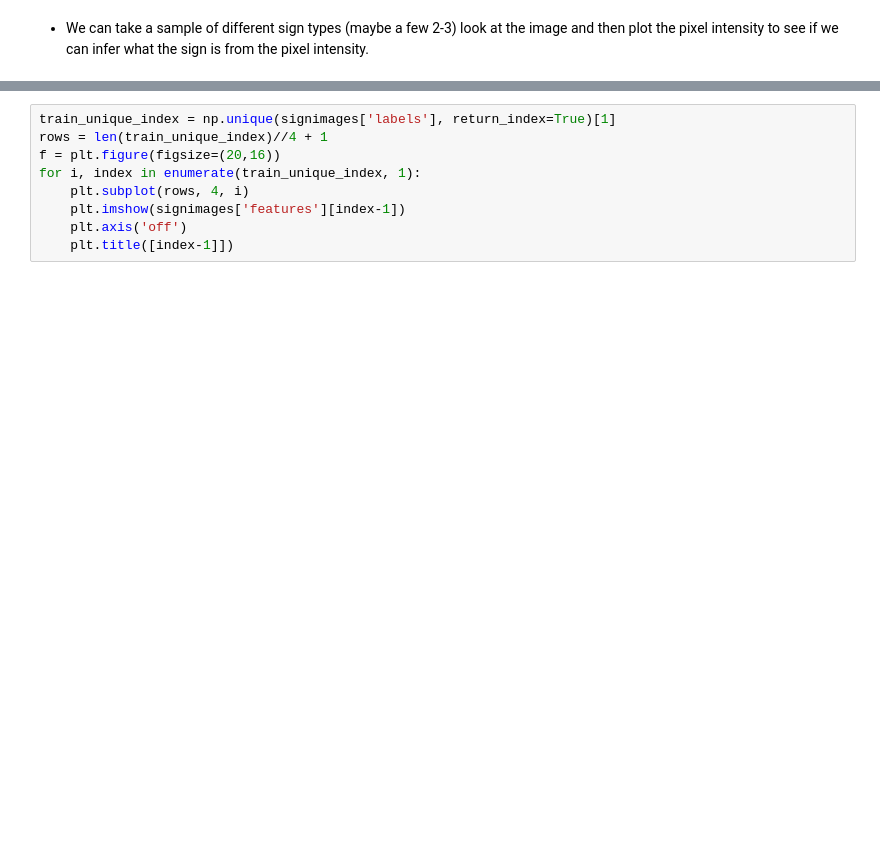
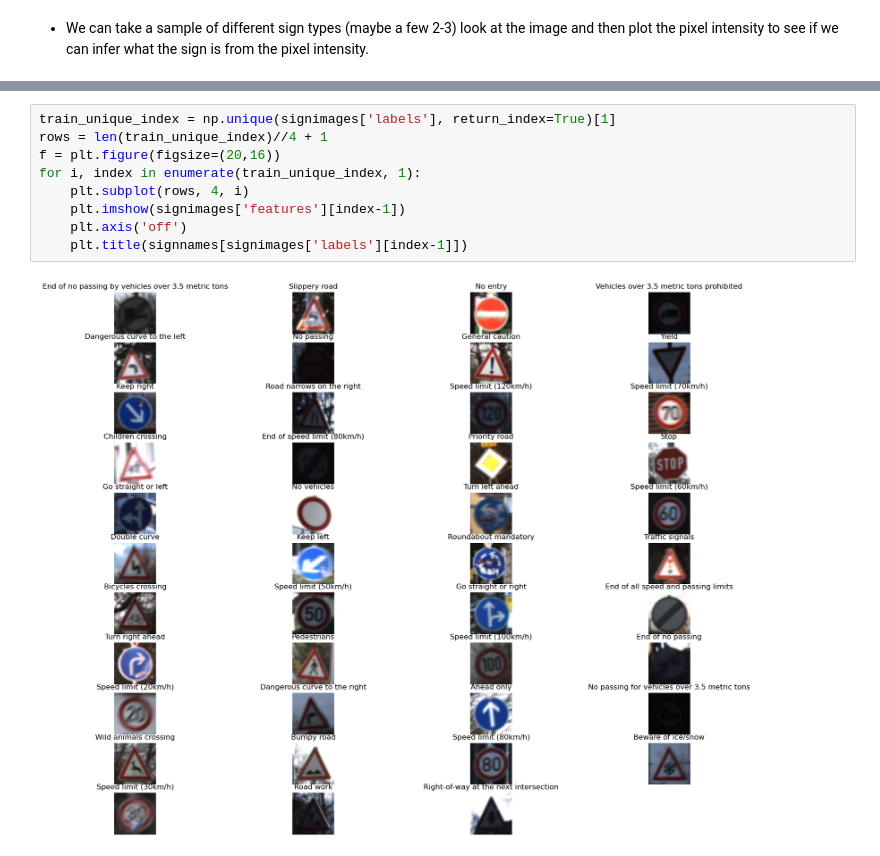
Before and after one commit to sjmfirestone/comp-4449-midterm-rtfs, a Jupyter notebook: exploratory-notebook.ipynb, the cells around one changed output, grey strips where cells are left out. Cells and saved outputs as stored; diff of their text form; blank space fills up the shorter version.

```diff
--- a/exploratory-notebook.ipynb
+++ b/exploratory-notebook.ipynb
@@ -122,9 +137,11 @@ plt.show()
 # %%
 train_unique_index = np.unique(signimages['labels'], return_index=True)[1]
 rows = len(train_unique_index)//4 + 1
 f = plt.figure(figsize=(20,16))
 for i, index in enumerate(train_unique_index, 1):
     plt.subplot(rows, 4, i)
     plt.imshow(signimages['features'][index-1])
     plt.axis('off')
-    plt.title([index-1]])
+    plt.title(signnames[signimages['labels'][index-1]])
+# %% [output]
+[figure, added]
```
Also changed, not shown: parts of 5 cells of this notebook.
